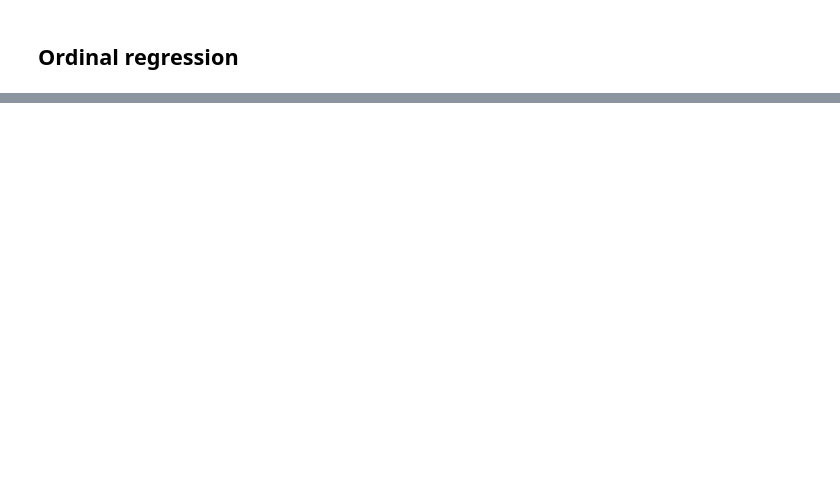
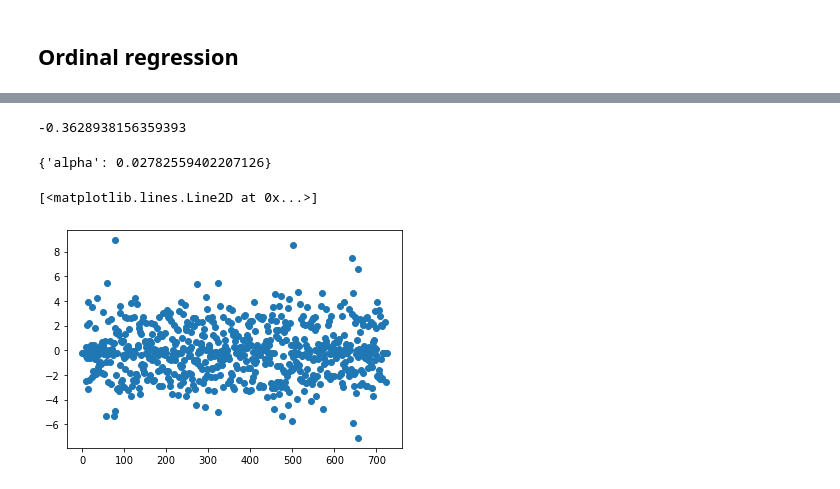
Before and after one commit to RomeroLab/sadx-latent-function, a Jupyter notebook: projects/Biochemical_Ordinal/Ordinal Regression.ipynb, the cells around one changed output, grey strips where cells are left out. Drawn from its saved outputs; the diff is of its cells as text; code cells hidden in the pictures; blank space fills up the shorter version.

Commit message:
Adding mord predictions

```diff
--- a/projects/Biochemical_Ordinal/Ordinal Regression.ipynb
+++ b/projects/Biochemical_Ordinal/Ordinal Regression.ipynb
@@ -91,11 +129,11 @@ df[df.sequence == WT]
 from sklearn.preprocessing import OneHotEncoder # to create the design matrix
 import mord
 # %%
-design_cols = df.sequence.apply(lambda x: pd.Series(list(x)))
+design_cols = df_unique.sequence.apply(lambda x: pd.Series(list(x)))
 
 # one hot encode the design columns to get a design matrix
 enc = OneHotEncoder(
-    drop='first', # dropping the first
+    drop=None, # don't drop columns
     sparse=False ) # setting to False for now
 X = enc.fit_transform(design_cols)
 print(X.shape)
@@ -111,0 +154,7 @@ array([[0., 0., 1., ..., 0., 1., 0.],
+# %%
+y = df_unique.response.to_numpy()
+# %%
+# Try out model with alpha = 1.0
+model = mord.LogisticAT(alpha=1.0)
+model.fit(X, y)
+model.score(X, y)
@@ -111,0 +165,4 @@ array([[0., 0., 1., ..., 0., 1., 0.],
+# %%
+alphas = np.logspace(-6, 2, 10) # search space for regularization params
+grid_cv = GridSearchCV(estimator=model, param_grid=dict(alpha=alphas), cv=5, iid='deprecated')
+grid_cv.fit(X, y)
@@ -111,0 +178,15 @@ array([[0., 0., 1., ..., 0., 1., 0.],
+# %%
+grid_cv.best_score_
+# %% [output]
+-0.3628938156359393
+# %%
+# regularization parameter picked by CV
+grid_cv.best_params_
+# %% [output]
+{'alpha': 0.02782559402207126}
+# %%
+best_coefs = grid_cv.best_estimator_.coef_
+plt.plot(best_coefs, 'o')
+# %% [output]
+[<matplotlib.lines.Line2D at 0x...>]
+[figure, added]
```
Also changed, not shown: parts of 18 cells of this notebook.
